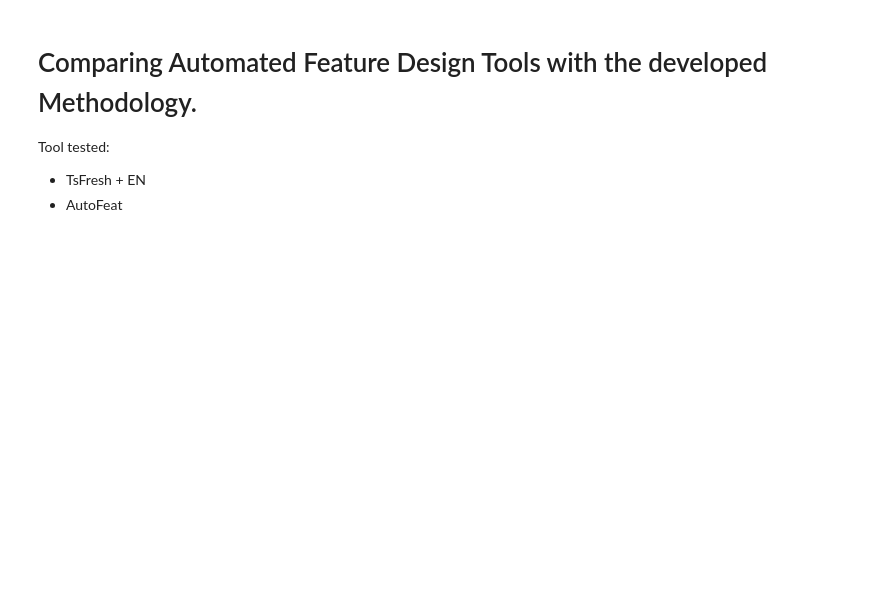
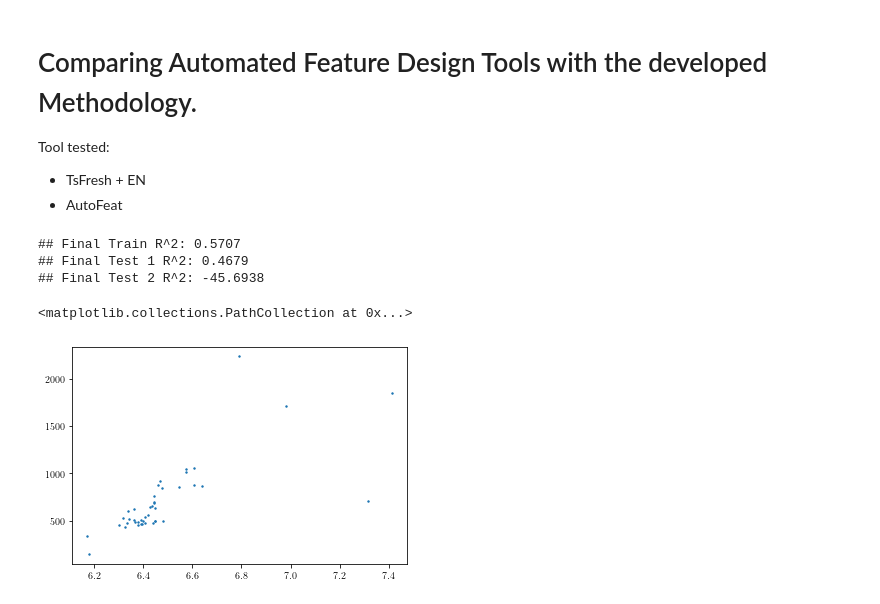
Before and after one commit to JoachimSchaeffer/HDRegAnalytics, a Jupyter notebook: automated_feature_design_tool_comparison.ipynb, the cells around one changed output. Cells and saved outputs as stored; diff of their text form; code cells hidden in the pictures; blank space fills up the shorter version.

```diff
--- a/automated_feature_design_tool_comparison.ipynb
+++ b/automated_feature_design_tool_comparison.ipynb
@@ -28,0 +34,26 @@ from tsfresh.feature_extraction import ComprehensiveFCParameters
+# %%
+# Varibles to set.
+# Paths are OS dependent.
+
+# Data path
+data_path = './data/'
+
+# Shall plots be saved?
+save_plots = False
+
+# Path to save plots
+# save_plot_path = './../Nullspace/Figures/'
+save_plot_path = './results/'
+
+# plt.style.use('./styles/plots.mplstyle')
+
+# Plot additional visualizations.
+extra_plots = 0
+
+# Load data that was used for the publication
+# Is set to true, the data for the plots will be loaded from csv files.
+# If set to false the data will be generated and figures might differ slightly due to the random structure of the noise.
+load_response = True
+
+# If load data=False and save_data=True, the csv files will be replaced with the data genearated during this run.
+save_response = False
@@ -28,0 +100,33 @@ from tsfresh.feature_extraction import ComprehensiveFCParameters
+# %%
+X = X_lfp_train
+y1 = generate_target_values(X, mean_function, percentage_range_x_to_t=[0,1])
+y1n = addnoise(y1, 0.1)
+
+y2 = generate_target_values(X, var_function, percentage_range_x_to_t=[0,1])
+y2n = addnoise(y2, 0.1)
+
+y3 = generate_target_values(X, var_function, percentage_range_x_to_t=[0.3,6])
+y3n = addnoise(y3, 0.1)
+# %%
+# Results of Auto Tools
+steps=1
+afreg = AutoFeatRegressor(verbose=0, feateng_steps=steps)
+df = afreg.fit_transform(X, np.log(y_lfp_train_true))
+# %%
+r2 = afreg.score(X, np.log(y_lfp_train_true))
+print("## Final Train R^2: %.4f" % r2)
+r2 = afreg.score(X_lfp_test, np.log(y_lfp_test_true))
+print("## Final Test 1 R^2: %.4f" % r2)
+r2 = afreg.score(X_lfp_test2, np.log(y_lfp_test2_true))
+print("## Final Test 2 R^2: %.4f" % r2)
+# %% [output]
+## Final Train R^2: 0.5707
+## Final Test 1 R^2: 0.4679
+## Final Test 2 R^2: -45.6938
+# %%
+# Autsch! Thats quite horrible. High-dimensions suck apparently big time!
+plt.figure()
+plt.scatter(afreg.predict(X_lfp_test), y_lfp_test_true, s=2)
+# %% [output]
+<matplotlib.collections.PathCollection at 0x...>
+[figure, added]
```
Also changed, not shown: parts of 12 cells of this notebook, 3 other files.
